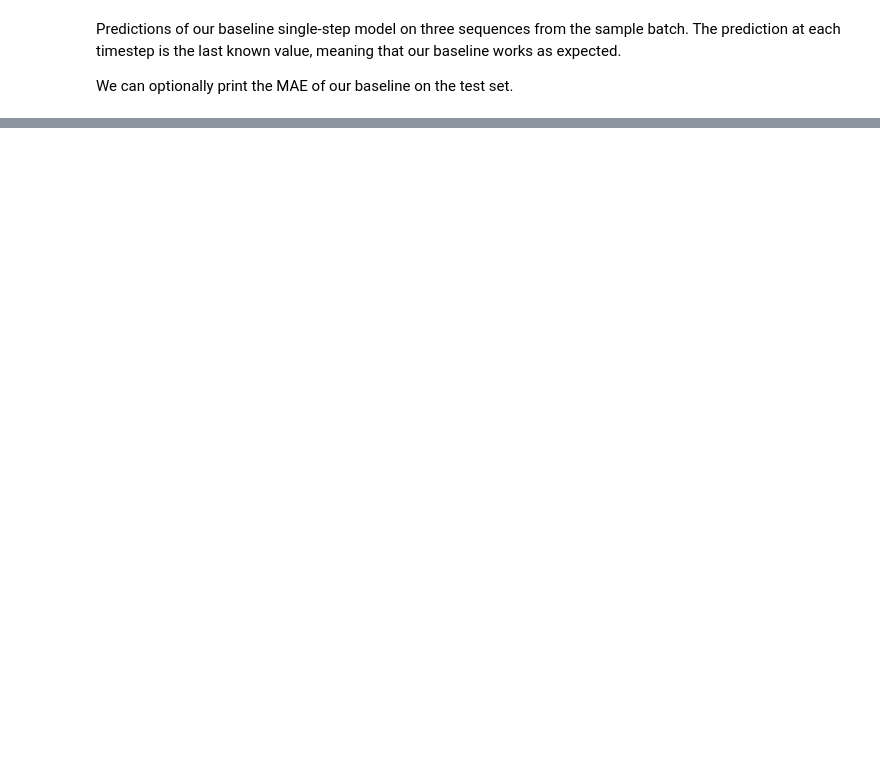
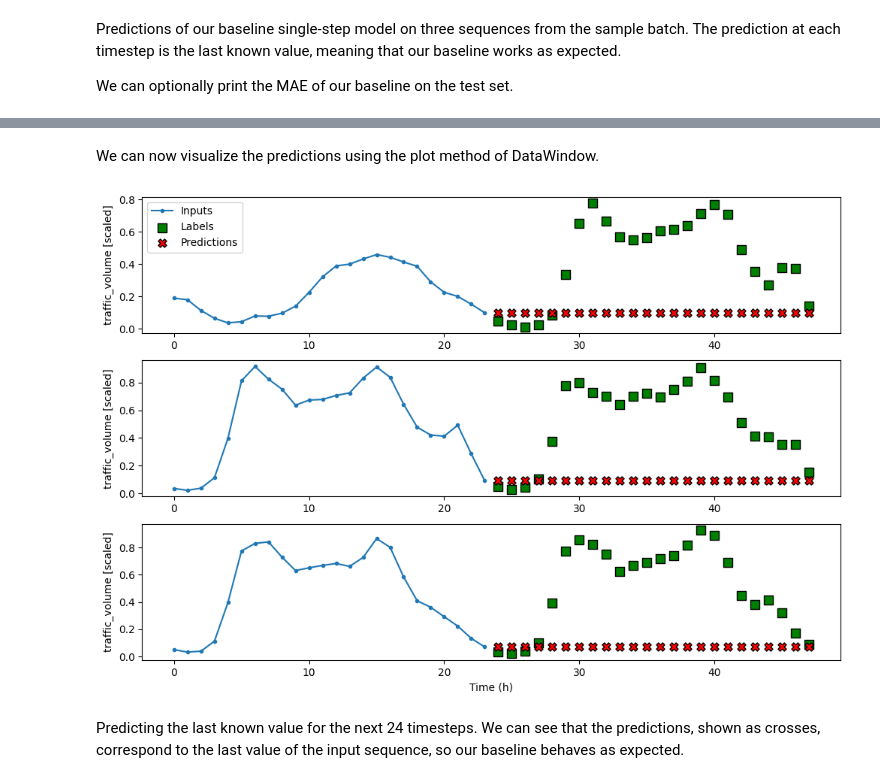
Before and after one commit to xbadiam/Forecasting, a Jupyter notebook: notebooks/02_Implementing_DataWIndow.ipynb, the cells around one changed output, grey strips where cells are left out. Drawn from its saved outputs; the diff is of its cells as text; code cells hidden in the pictures; blank space fills up the shorter version.

```diff
--- a/notebooks/02_Implementing_DataWIndow.ipynb
+++ b/notebooks/02_Implementing_DataWIndow.ipynb
@@ -275,0 +277,13 @@ ms_baseline_last = MultiStepLastBaseline(label_index=column_indices['traffic_vol
+# %%
+class MultiStepLastBaseline(Model):
+    def __init__(self, label_index=None):
+        super().__init__()
+        self.label_index = label_index
+
+    def call(self, inputs):
+        if self.label_index is None:
+            # If no target is specified, return the last known value of all columns over the next 24 timesteps
+            return tf.tile(inputs[:, -1:, :], [1, 24, 1])
+
+        # Return the last known value of the target column over the next 24 timesteps.
+        return tf.tile(inputs[:, -1:, self.label_index:], [1, 24, 1])
@@ -275,0 +292,11 @@ ms_baseline_last = MultiStepLastBaseline(label_index=column_indices['traffic_vol
+# %%
+ms_baseline_last = MultiStepLastBaseline(label_index=column_indices['traffic_volume'])
+
+ms_baseline_last.compile(loss=MeanSquaredError(), metrics=[MeanAbsoluteError()])
+
+ms_val_performance = {}
+ms_performance = {}
+
+ms_val_performance['Baseline - Last'] = ms_baseline_last.evaluate(multi_window.val)
+
+ms_performance['Baseline - Last'] = ms_baseline_last.evaluate(multi_window.test, verbose=0)
@@ -275,0 +305,8 @@ ms_baseline_last = MultiStepLastBaseline(label_index=column_indices['traffic_vol
+# %% [markdown]
+We can now visualize the predictions using the plot method of DataWindow.
+# %%
+multi_window.plot(ms_baseline_last)
+# %% [output]
+[figure, added]
+# %% [markdown]
+Predicting the last known value for the next 24 timesteps. We can see that the predictions, shown as crosses, correspond to the last value of the input sequence, so our baseline behaves as expected.
```
Also changed, not shown: parts of 9 cells of this notebook.
